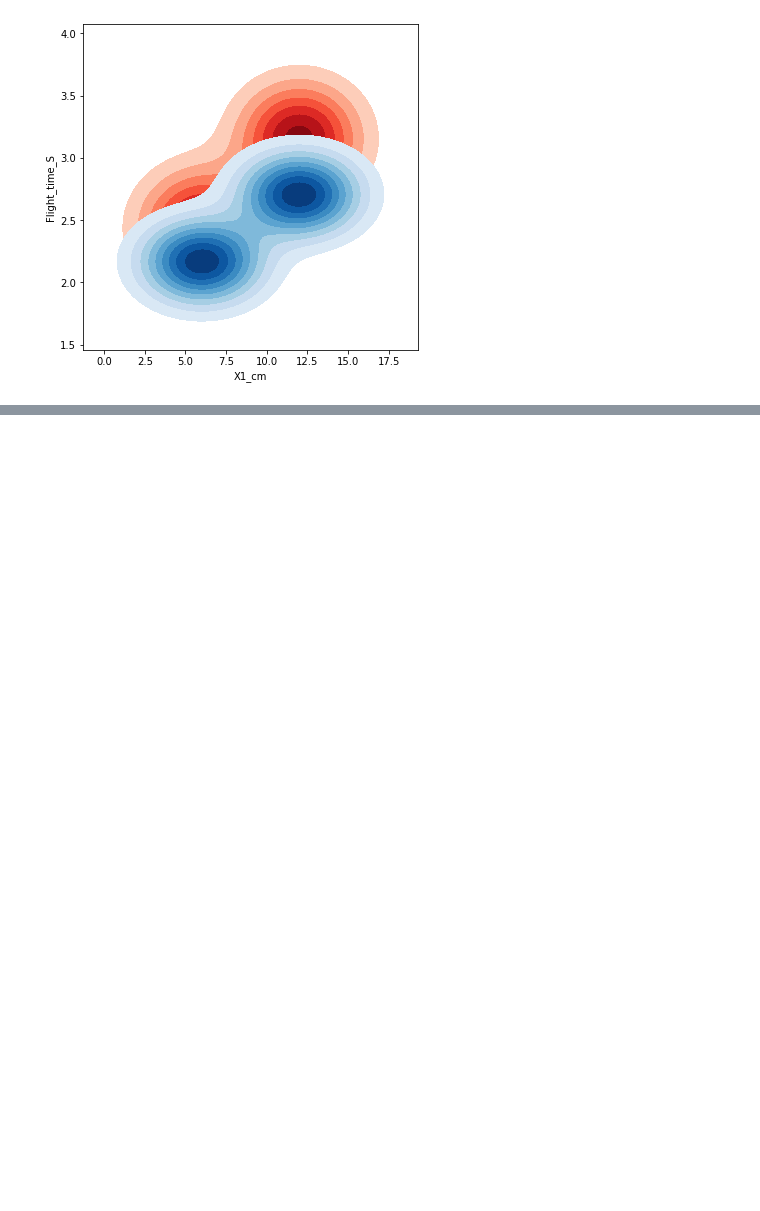
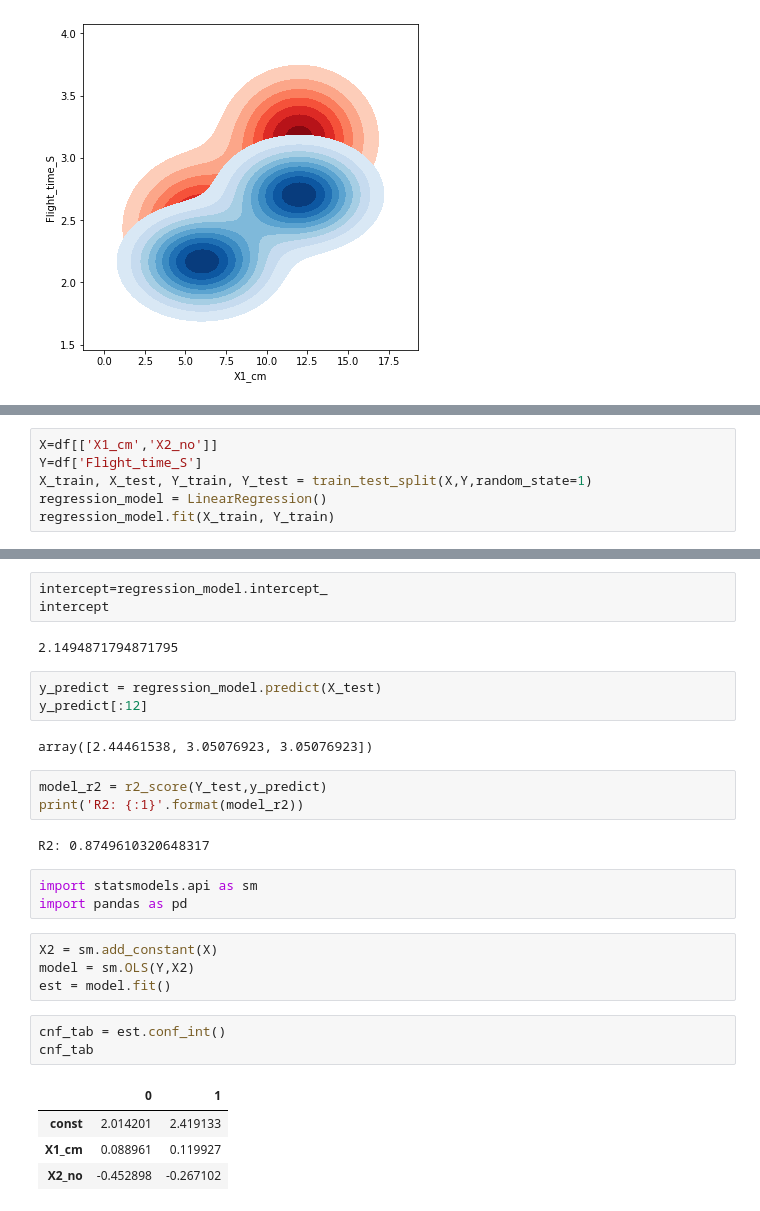
Before and after one commit to sankarsasmal/Python, a Jupyter notebook: Statistics_with_Python_Quickstart.ipynb, the cells around one changed output, grey strips where cells are left out. Drawn from its saved outputs; the diff is of its cells as text; blank space fills up the shorter version.

```diff
--- a/Statistics_with_Python_Quickstart.ipynb
+++ b/Statistics_with_Python_Quickstart.ipynb
@@ -243,0 +248,6 @@ ax = sns.kdeplot(PaperClip2.X1_cm, PaperClip2.Flight_time_S,
+# %%
+X=df[['X1_cm','X2_no']]
+Y=df['Flight_time_S']
+X_train, X_test, Y_train, Y_test = train_test_split(X,Y,random_state=1)
+regression_model = LinearRegression()
+regression_model.fit(X_train, Y_train)
@@ -243,0 +261,30 @@ ax = sns.kdeplot(PaperClip2.X1_cm, PaperClip2.Flight_time_S,
+# %%
+intercept=regression_model.intercept_
+intercept
+# %% [output]
+2.1494871794871795
+# %%
+y_predict = regression_model.predict(X_test)
+y_predict[:12]
+# %% [output]
+array([2.44461538, 3.05076923, 3.05076923])
+# %%
+model_r2 = r2_score(Y_test,y_predict)
+print('R2: {:1}'.format(model_r2))
+# %% [output]
+R2: 0.8749610320648317
+# %%
+import statsmodels.api as sm
+import pandas as pd
+# %%
+X2 = sm.add_constant(X)
+model = sm.OLS(Y,X2)
+est = model.fit()
+# %%
+cnf_tab = est.conf_int()
+cnf_tab
+# %% [output]
+|  | 0 | 1 |
+| const | 2.014201 | 2.419133 |
+| X1_cm | 0.088961 | 0.119927 |
+| X2_no | -0.452898 | -0.267102 |
```
Also changed, not shown: parts of 10 cells of this notebook.
